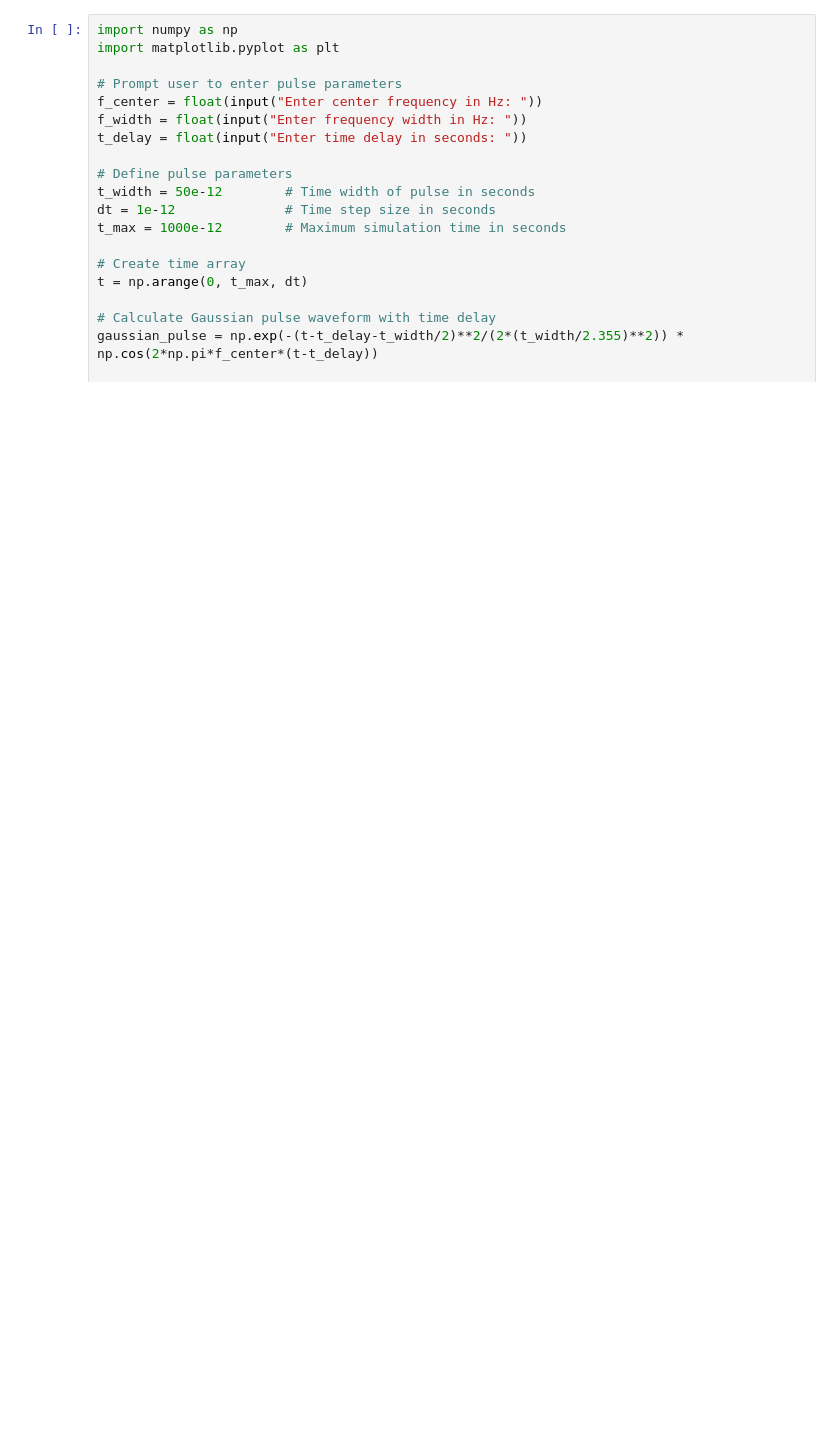
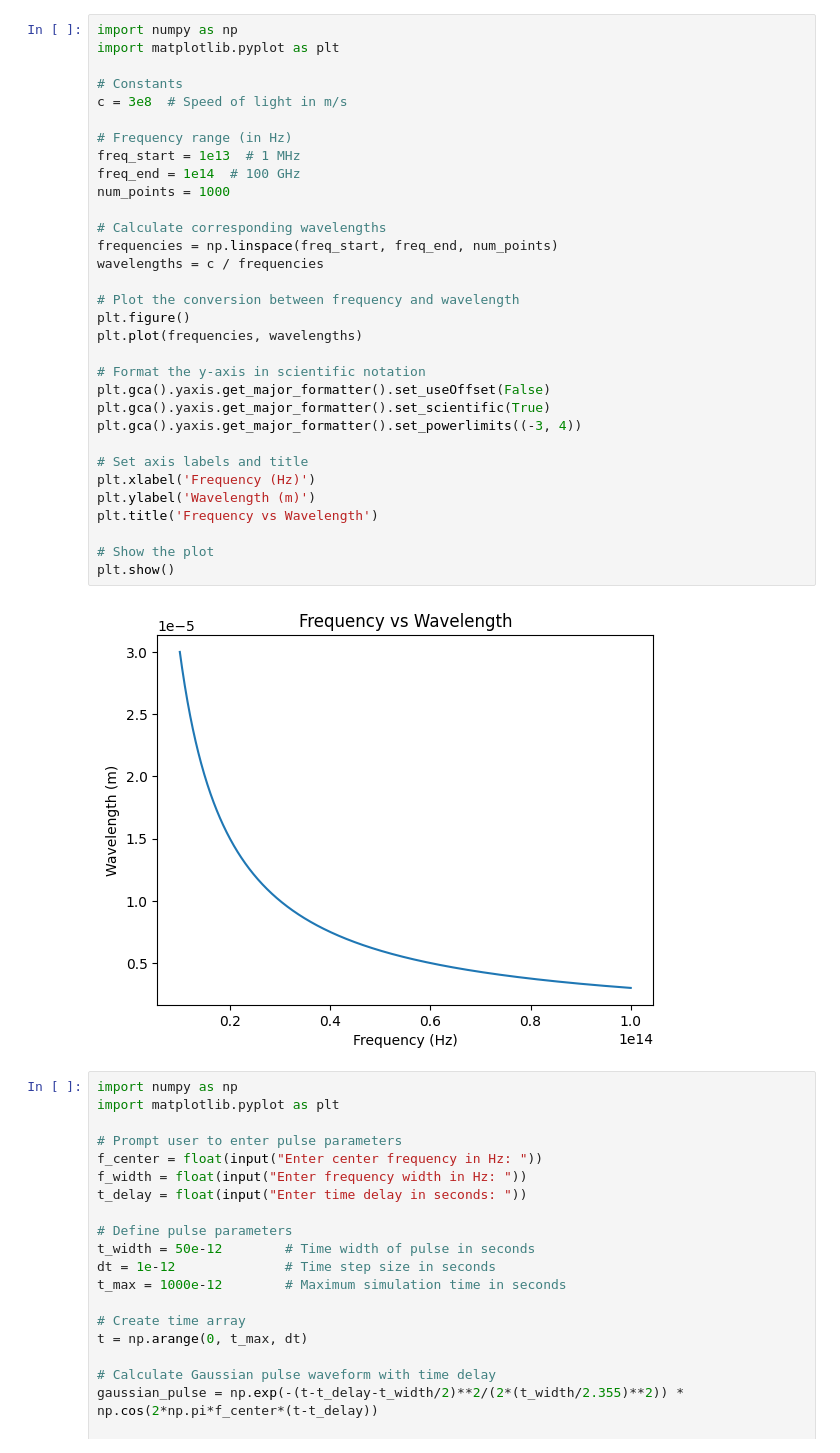
Before and after one commit to vlrmzz/tfdtd, a Jupyter notebook: didatic.ipynb, the cells around one changed output. Drawn from its saved outputs; the diff is of its cells as text; blank space fills up the shorter version.

```diff
--- a/didatic.ipynb
+++ b/didatic.ipynb
@@ -1,3 +1,37 @@
+# %%
+import numpy as np
+import matplotlib.pyplot as plt
+
+# Constants
+c = 3e8  # Speed of light in m/s
+
+# Frequency range (in Hz)
+freq_start = 1e13  # 1 MHz
+freq_end = 1e14  # 100 GHz
+num_points = 1000
+
+# Calculate corresponding wavelengths
+frequencies = np.linspace(freq_start, freq_end, num_points)
+wavelengths = c / frequencies
+
+# Plot the conversion between frequency and wavelength
+plt.figure()
+plt.plot(frequencies, wavelengths)
+
+# Format the y-axis in scientific notation
+plt.gca().yaxis.get_major_formatter().set_useOffset(False)
+plt.gca().yaxis.get_major_formatter().set_scientific(True)
+plt.gca().yaxis.get_major_formatter().set_powerlimits((-3, 4))
+
+# Set axis labels and title
+plt.xlabel('Frequency (Hz)')
+plt.ylabel('Wavelength (m)')
+plt.title('Frequency vs Wavelength')
+
+# Show the plot
+plt.show()
+# %% [output]
+[figure, added]
 # %%
 import numpy as np
 import matplotlib.pyplot as plt
```
Also changed, not shown: 3 other files.
